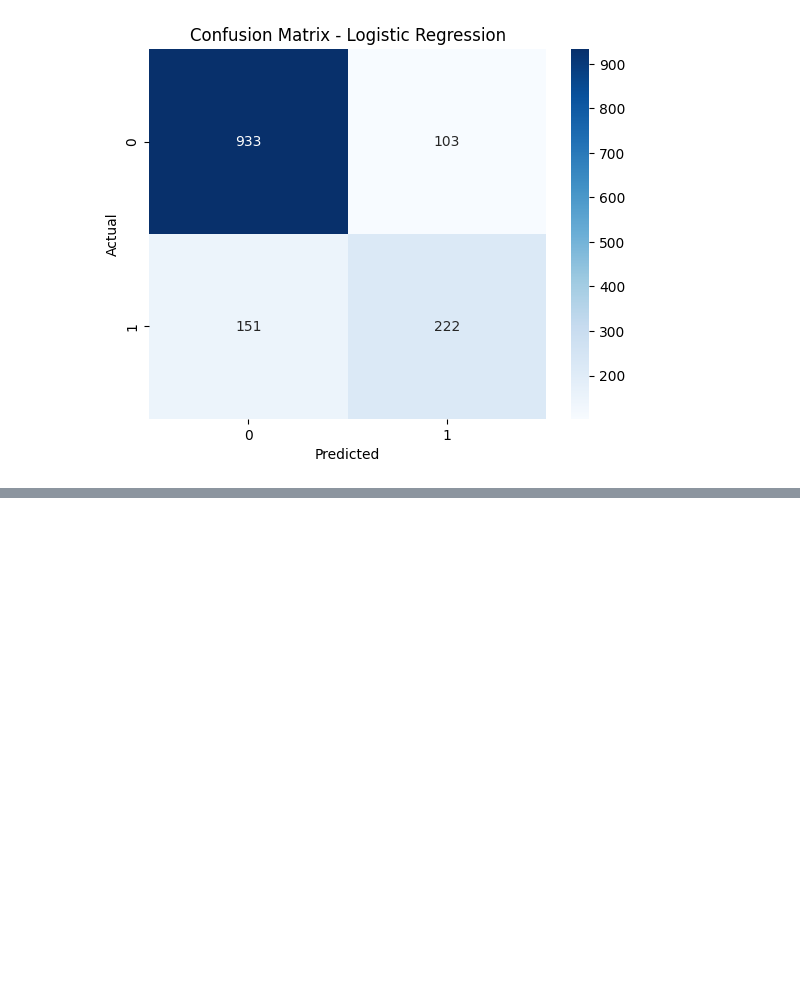
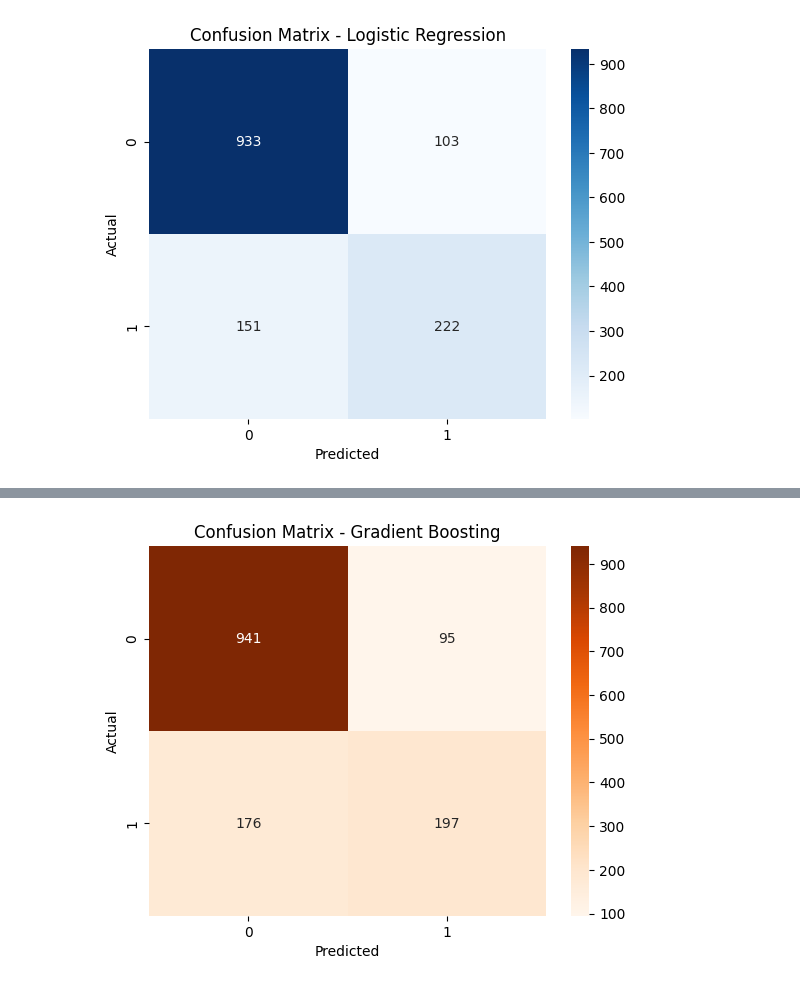
Before and after one commit to ivan-block/Customer-Churn, a Jupyter notebook: churn.ipynb, the cells around one changed output, grey strips where cells are left out. Saved outputs shown, nothing was run; the diff lists cells and outputs as text; code cells hidden in the pictures; blank space fills up the shorter version.

```diff
--- a/churn.ipynb
+++ b/churn.ipynb
@@ -126,0 +198,13 @@ plt.show()
+# %%
+gb = GradientBoostingClassifier()
+gb.fit(X_train, y_train)
+gb_ypred = gb.predict(X_test)
+
+gb_cmatrix = confusion_matrix(y_test, gb_ypred)
+sns.heatmap(gb_cmatrix, annot=True, fmt='d', cmap='Oranges')
+plt.title('Confusion Matrix - Gradient Boosting')
+plt.xlabel('Predicted')
+plt.ylabel('Actual')
+plt.show()
+# %% [output]
+[figure, added]
```
Also changed, not shown: parts of 7 cells of this notebook.
